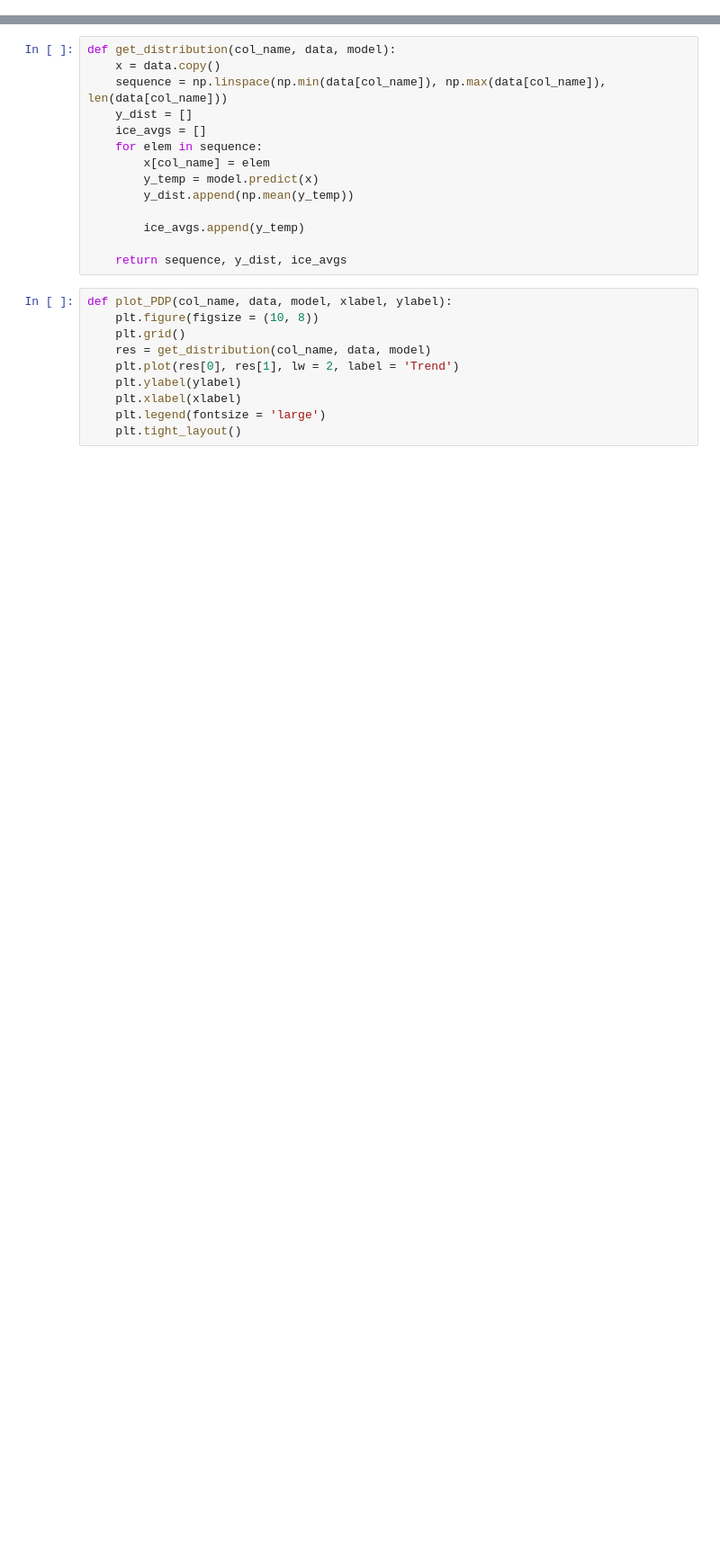
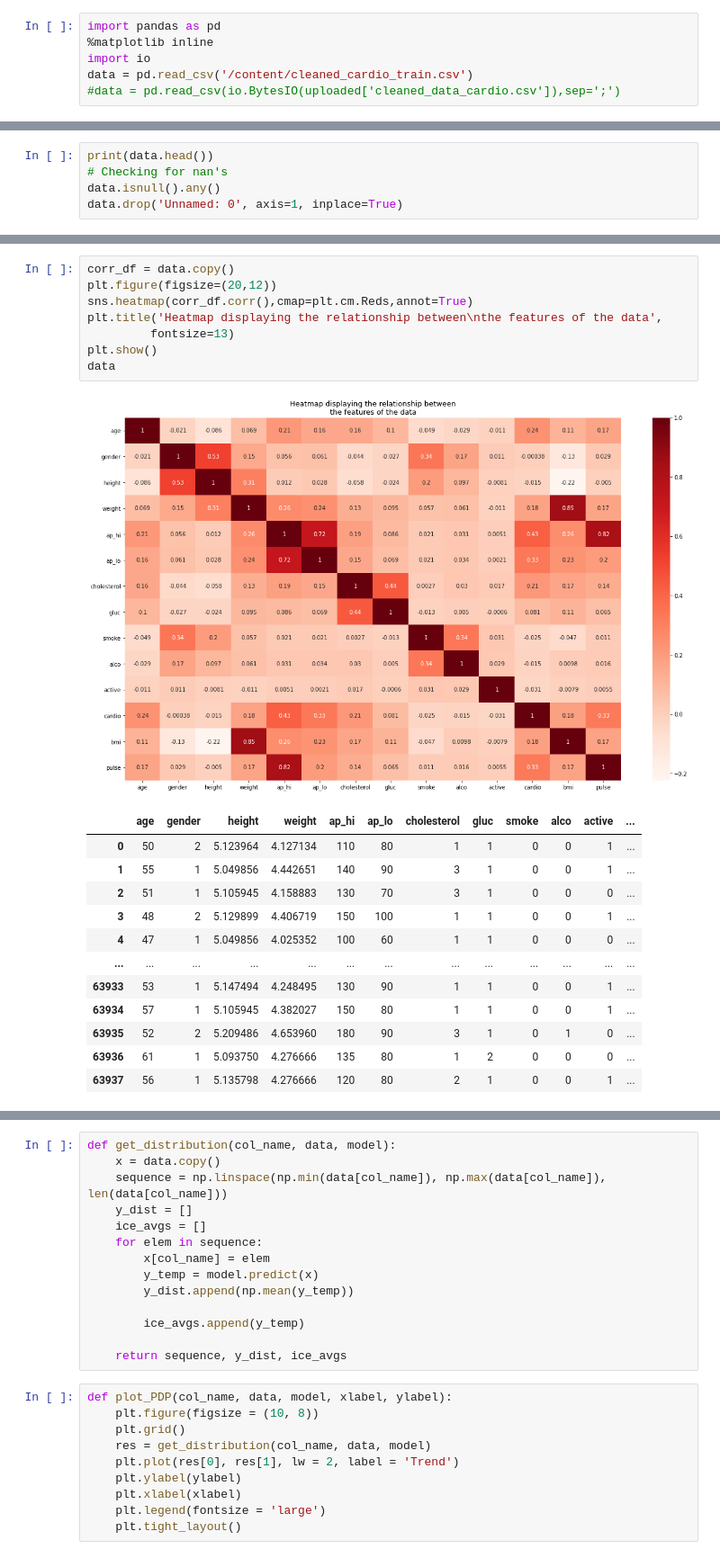
Before and after one commit to LeoVogiatzis/medical_data_analysis, a Jupyter notebook: notebooks/interpretable_machine_learning/cardio_train_interpretable_learning.ipynb, the cells around one changed output, grey strips where cells are left out. Shown at 90% size. Saved outputs shown, nothing was run; the diff lists cells and outputs as text; blank space fills up the shorter version.

```diff
--- a/notebooks/interpretable_machine_learning/cardio_train_interpretable_learning.ipynb
+++ b/notebooks/interpretable_machine_learning/cardio_train_interpretable_learning.ipynb
@@ -95,0 +55,6 @@ Accuracy: 73.81%
+# %%
+import pandas as pd
+%matplotlib inline
+import io
+data = pd.read_csv('/content/cleaned_cardio_train.csv')
+#data = pd.read_csv(io.BytesIO(uploaded['cleaned_data_cardio.csv']),sep=';')
@@ -95,0 +71,5 @@ Accuracy: 73.81%
+# %%
+print(data.head())
+# Checking for nan's
+data.isnull().any()
+data.drop('Unnamed: 0', axis=1, inplace=True)
@@ -95,0 +90,22 @@ Accuracy: 73.81%
+# %%
+corr_df = data.copy()
+plt.figure(figsize=(20,12))
+sns.heatmap(corr_df.corr(),cmap=plt.cm.Reds,annot=True)
+plt.title('Heatmap displaying the relationship between\nthe features of the data',
+         fontsize=13)
+plt.show()
+data
+# %% [output]
+[figure, added]
+|  | age | gender | height | weight | ap_hi | ap_lo | cholesterol | gluc | smoke | alco | active | ... |
+| 0 | 50 | 2 | 5.123964 | 4.127134 | 110 | 80 | 1 | 1 | 0 | 0 | 1 | ... |
+| 1 | 55 | 1 | 5.049856 | 4.442651 | 140 | 90 | 3 | 1 | 0 | 0 | 1 | ... |
+| 2 | 51 | 1 | 5.105945 | 4.158883 | 130 | 70 | 3 | 1 | 0 | 0 | 0 | ... |
+| 3 | 48 | 2 | 5.129899 | 4.406719 | 150 | 100 | 1 | 1 | 0 | 0 | 1 | ... |
+| 4 | 47 | 1 | 5.049856 | 4.025352 | 100 | 60 | 1 | 1 | 0 | 0 | 0 | ... |
+| ... | ... | ... | ... | ... | ... | ... | ... | ... | ... | ... | ... | ... |
+| 63933 | 53 | 1 | 5.147494 | 4.248495 | 130 | 90 | 1 | 1 | 0 | 0 | 1 | ... |
+| 63934 | 57 | 1 | 5.105945 | 4.382027 | 150 | 80 | 1 | 1 | 0 | 0 | 1 | ... |
+| 63935 | 52 | 2 | 5.209486 | 4.653960 | 180 | 90 | 3 | 1 | 0 | 1 | 0 | ... |
+| 63936 | 61 | 1 | 5.093750 | 4.276666 | 135 | 80 | 1 | 2 | 0 | 0 | 0 | ... |
+| 63937 | 56 | 1 | 5.135798 | 4.276666 | 120 | 80 | 2 | 1 | 0 | 0 | 1 | ... |
```
Also changed, not shown: parts of 57 cells of this notebook, 7 other files.
